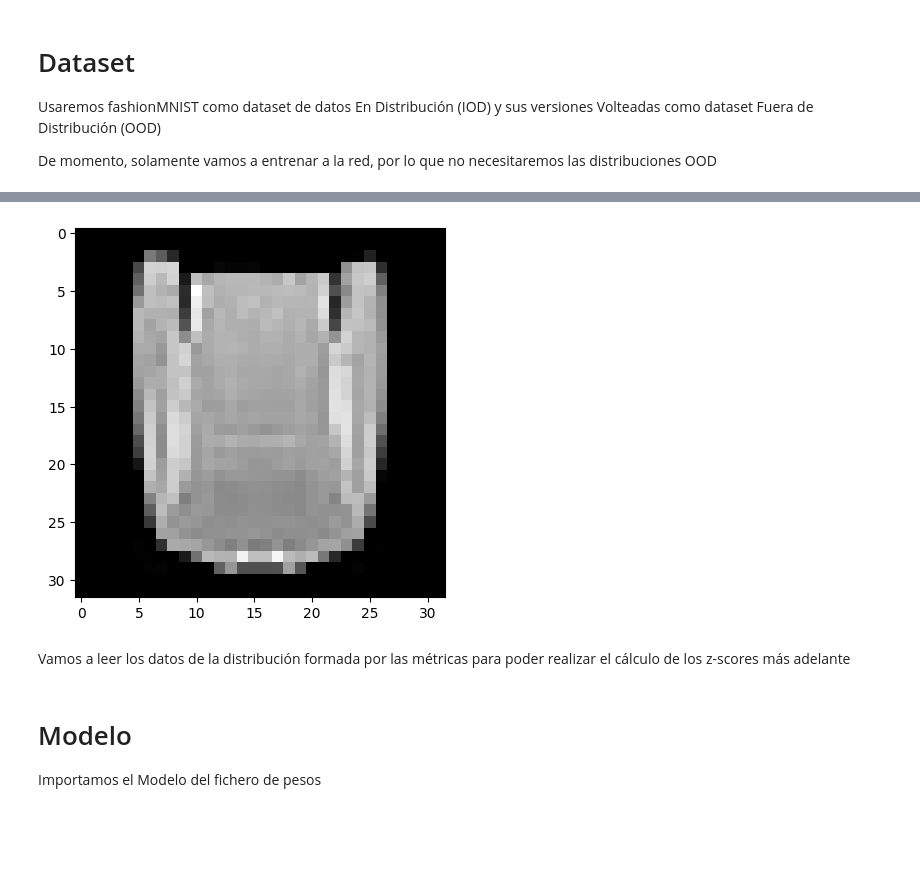
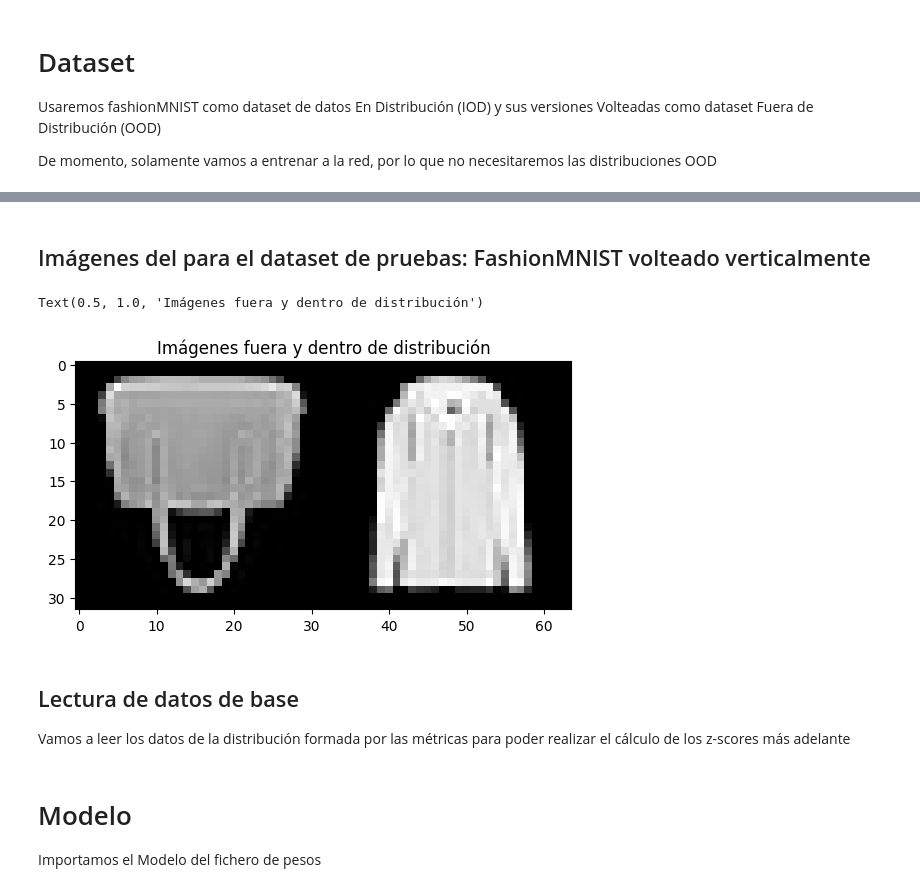
Before and after one commit to PudWin14/Generative_AI_TFM, a Jupyter notebook: Diffusion/OOD/OOD_detection.ipynb, the cells around one changed output, grey strips where cells are left out. Cells and saved outputs as stored; diff of their text form; code cells hidden in the pictures; blank space fills up the shorter version.

```diff
--- a/Diffusion/OOD/OOD_detection.ipynb
+++ b/Diffusion/OOD/OOD_detection.ipynb
@@ -83,6 +85,8 @@ IOD_dataloder = torch.utils.data.DataLoader(
 #     shuffle=True,
 #     batch_size=256
 # )
+# %% [markdown]
+## Imágenes del para el dataset de pruebas: FashionMNIST volteado verticalmente
 # %%
 OOD_preprocess = transforms.Compose([
     transforms.ToTensor(),              #To Torch Tensor
@@ -103,10 +107,15 @@ OOD_dataloader = torch.utils.data.DataLoader(
     batch_size=256
 )
 # %%
-show_images(next(iter(OOD_dataloader))["images"][5])
+# show_images(next(iter(OOD_dataloader))["images"][5])
+
+show_images_list([next(iter(OOD_dataloader))["images"][5], next(iter(IOD_dataloder))["images"][5]])
+plt.title("Imágenes fuera y dentro de distribución")
 # %% [output]
+Text(0.5, 1.0, 'Imágenes fuera y dentro de distribución')
-[figure, old version]
+[figure, new version]
 # %% [markdown]
+## Lectura de datos de base
 Vamos a leer los datos de la distribución formada por las métricas para poder realizar el cálculo de los z-scores más adelante
 # %%
 import csv
```
Also changed, not shown: parts of 16 cells of this notebook.
